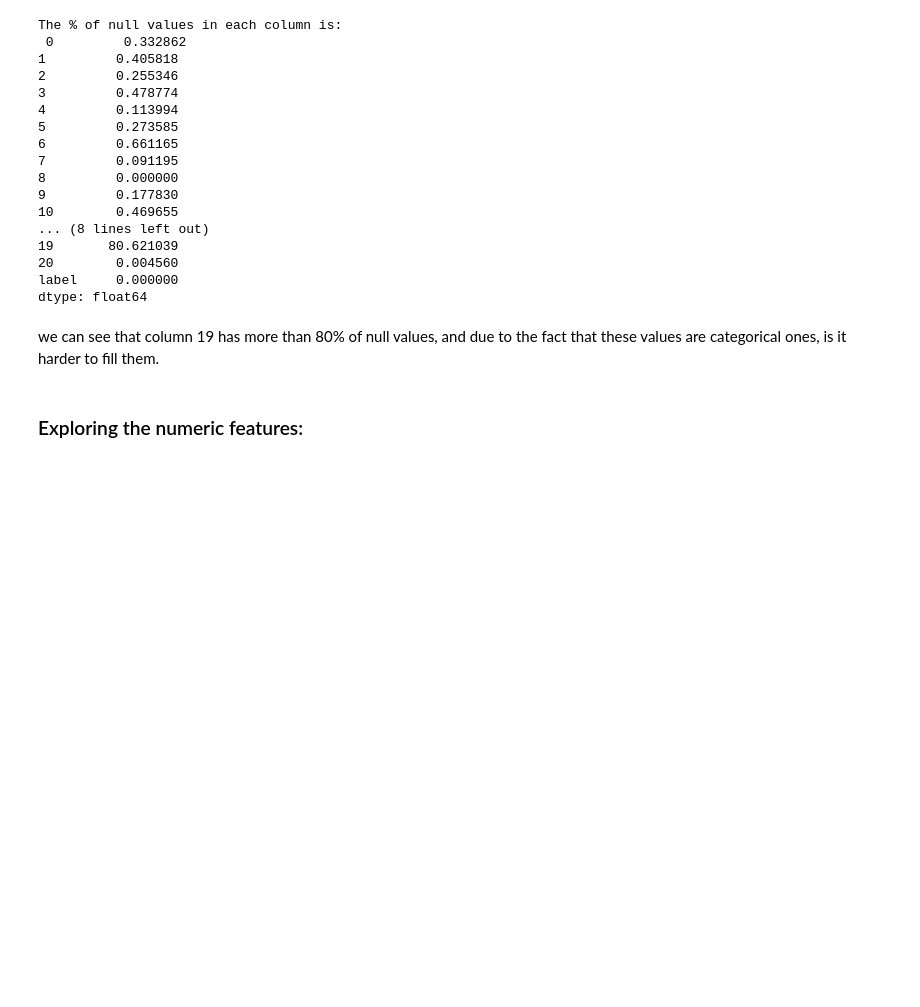
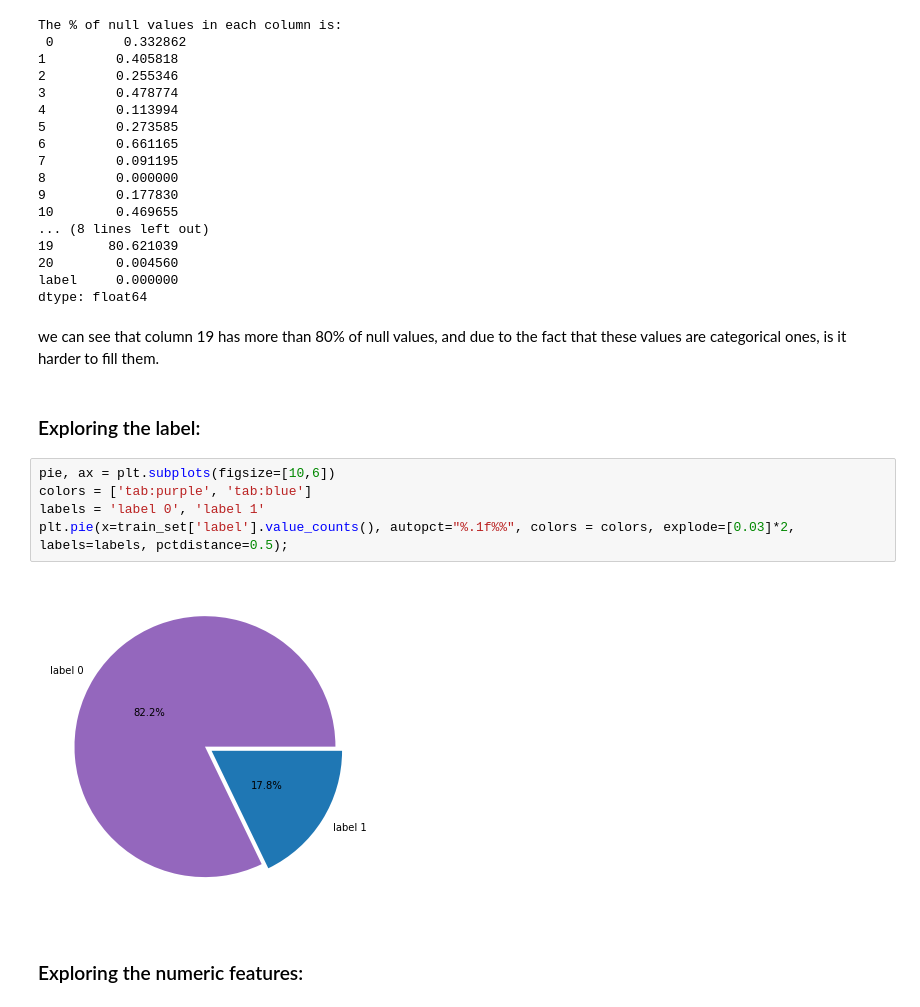
Before and after one commit to BensGith/G2-MachineLearning, a Jupyter notebook: G2-JUPY.ipynb, the cells around one changed output. Saved outputs shown, nothing was run; the diff lists cells and outputs as text; blank space fills up the shorter version.

```diff
--- a/G2-JUPY.ipynb
+++ b/G2-JUPY.ipynb
@@ -184,6 +184,15 @@ label     0.000000
 dtype: float64
 # %% [markdown]
 we can see that column 19 has more than 80% of null values, and due to the fact that these values are categorical ones, is it harder to fill them.
+# %% [markdown]
+### Exploring the label:
+# %%
+pie, ax = plt.subplots(figsize=[10,6])
+colors = ['tab:purple', 'tab:blue']
+labels = 'label 0', 'label 1'
+plt.pie(x=train_set['label'].value_counts(), autopct="%.1f%%", colors = colors, explode=[0.03]*2, labels=labels, pctdistance=0.5);
+# %% [output]
+[figure, added]
 # %% [markdown]
 ### Exploring the numeric features:
 # %%
```
Also changed, not shown: parts of 14 cells of this notebook, 1 other file.
